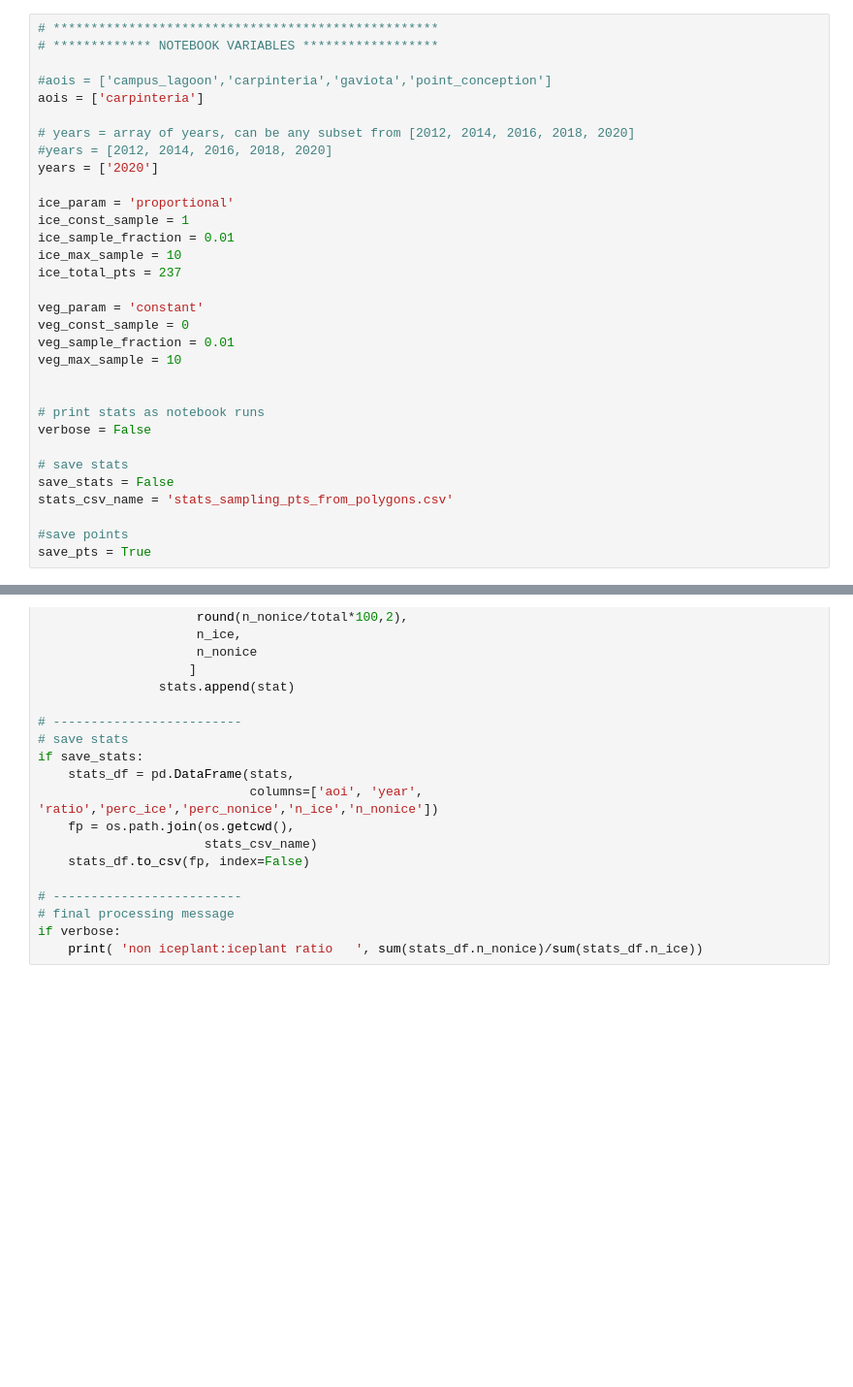
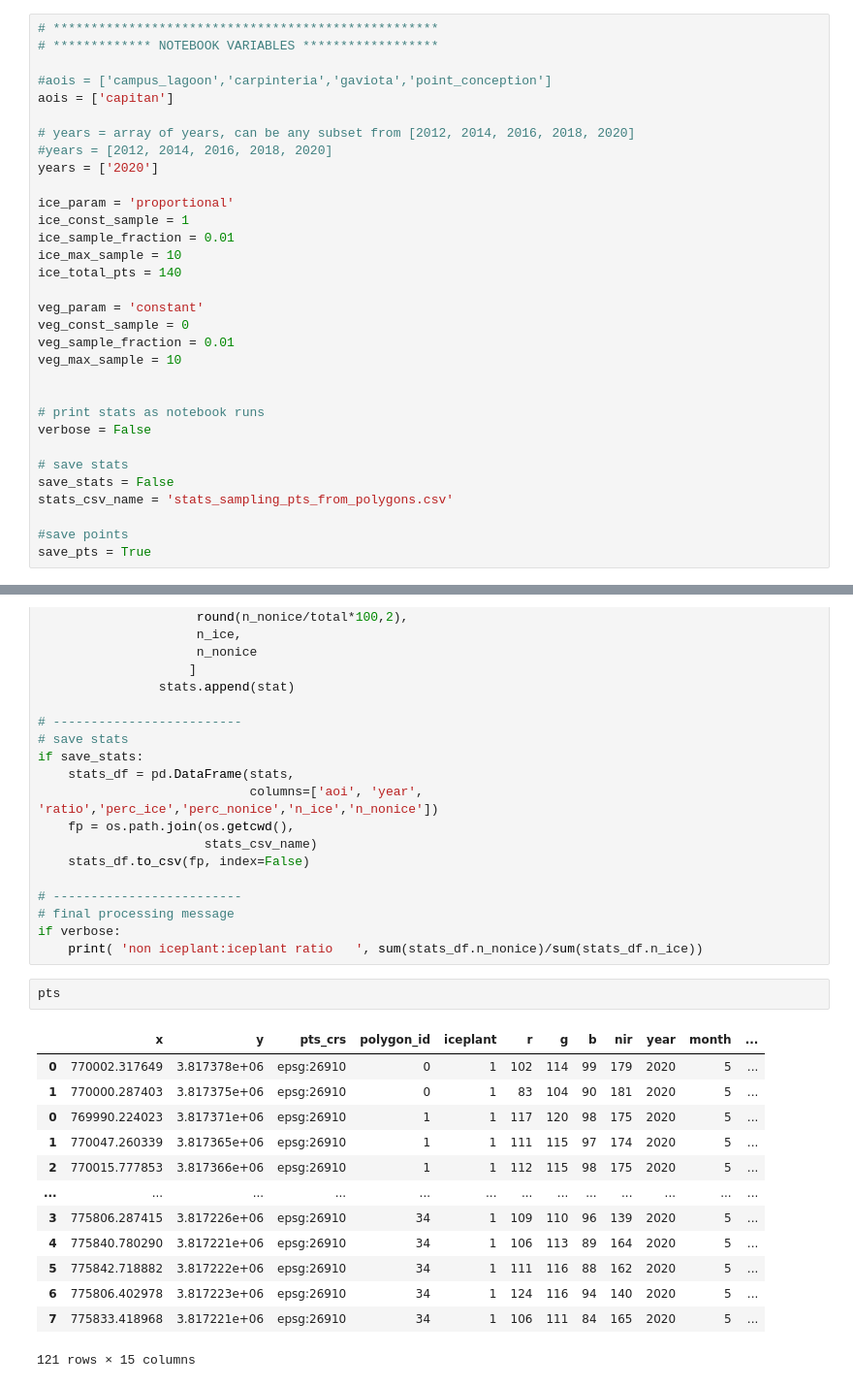
Before and after one commit to NCEAS/msai4earth-esa, a Jupyter notebook: iceplant_detection/A_data_sampling_workflow/1_sample_pts_from_polygons.ipynb, the cells around one changed output, grey strips where cells are left out. Shown at 97% size. Cells and saved outputs as stored; diff of their text form; blank space fills up the shorter version.

```diff
--- a/iceplant_detection/A_data_sampling_workflow/1_sample_pts_from_polygons.ipynb
+++ b/iceplant_detection/A_data_sampling_workflow/1_sample_pts_from_polygons.ipynb
@@ -68,7 +68,7 @@ import sample_rasters as sr
 # ************* NOTEBOOK VARIABLES ******************
 
 #aois = ['campus_lagoon','carpinteria','gaviota','point_conception']
-aois = ['carpinteria']
+aois = ['capitan']
 
 # years = array of years, can be any subset from [2012, 2014, 2016, 2018, 2020]
 #years = [2012, 2014, 2016, 2018, 2020]
@@ -78,7 +78,7 @@ ice_param = 'proportional'
 ice_const_sample = 1
 ice_sample_fraction = 0.01
 ice_max_sample = 10
-ice_total_pts = 237
+ice_total_pts = 140
 
 veg_param = 'constant'
 veg_const_sample = 0
@@ -203,3 +203,19 @@ if save_stats:
 # final processing message
 if verbose:
     print( 'non iceplant:iceplant ratio   ', sum(stats_df.n_nonice)/sum(stats_df.n_ice))
+# %%
+pts
+# %% [output]
+|  | x | y | pts_crs | polygon_id | iceplant | r | g | b | nir | year | month | ... |
+| 0 | 770002.317649 | 3.817378e+06 | epsg:26910 | 0 | 1 | 102 | 114 | 99 | 179 | 2020 | 5 | ... |
+| 1 | 770000.287403 | 3.817375e+06 | epsg:26910 | 0 | 1 | 83 | 104 | 90 | 181 | 2020 | 5 | ... |
+| 0 | 769990.224023 | 3.817371e+06 | epsg:26910 | 1 | 1 | 117 | 120 | 98 | 175 | 2020 | 5 | ... |
+| 1 | 770047.260339 | 3.817365e+06 | epsg:26910 | 1 | 1 | 111 | 115 | 97 | 174 | 2020 | 5 | ... |
+| 2 | 770015.777853 | 3.817366e+06 | epsg:26910 | 1 | 1 | 112 | 115 | 98 | 175 | 2020 | 5 | ... |
+| ... | ... | ... | ... | ... | ... | ... | ... | ... | ... | ... | ... | ... |
+| 3 | 775806.287415 | 3.817226e+06 | epsg:26910 | 34 | 1 | 109 | 110 | 96 | 139 | 2020 | 5 | ... |
+| 4 | 775840.780290 | 3.817221e+06 | epsg:26910 | 34 | 1 | 106 | 113 | 89 | 164 | 2020 | 5 | ... |
+| 5 | 775842.718882 | 3.817222e+06 | epsg:26910 | 34 | 1 | 111 | 116 | 88 | 162 | 2020 | 5 | ... |
+| 6 | 775806.402978 | 3.817223e+06 | epsg:26910 | 34 | 1 | 124 | 116 | 94 | 140 | 2020 | 5 | ... |
+| 7 | 775833.418968 | 3.817221e+06 | epsg:26910 | 34 | 1 | 106 | 111 | 84 | 165 | 2020 | 5 | ... |
+121 rows × 15 columns
```
Also changed, not shown: 5 other files.
